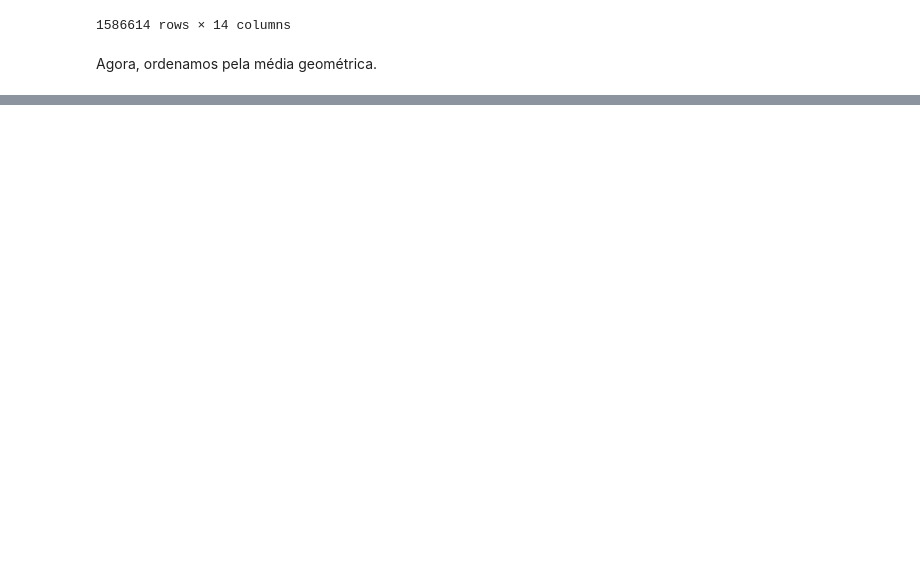
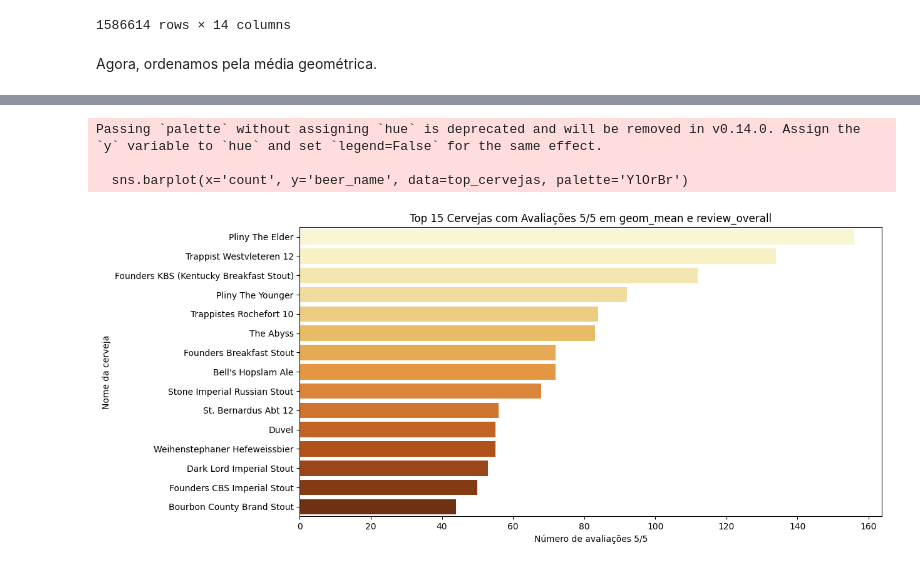
Before and after one commit to fea-dev-usp/analise-da-breja, a Jupyter notebook: Notas de Breja por Cervejaria.ipynb, the cells around one changed output, grey strips where cells are left out. Drawn from its saved outputs; the diff is of its cells as text; code cells hidden in the pictures; blank space fills up the shorter version.

Commit message:
Tentativa de ranqueamento
Juntando alguns métodos de avaliação para fazer um top 15 melhores cervejas na base

```diff
--- a/Notas de Breja por Cervejaria.ipynb
+++ b/Notas de Breja por Cervejaria.ipynb
@@ -84,0 +90,3 @@ data.sort_values(by='geom_mean', ascending=False)
+# %%
+data['review_time'] = pd.to_datetime(data['review_time'], unit='s')
+display(data)
@@ -84,0 +128,4 @@ data.sort_values(by='geom_mean', ascending=False)
+# %%
+melhores_cervejas = data[(data['review_overall'] == 5) & (data['geom_mean'] == 5)]
+                                            # dando display por ordem de id
+display(melhores_cervejas.sort_values(by='brewery_id'))
@@ -84,0 +148,5 @@ data.sort_values(by='geom_mean', ascending=False)
+# %%
+contagem_cervejas = melhores_cervejas['beer_name'].value_counts().reset_index()
+contagem_cervejas.columns = ['beer_name', 'count']
+contagem_cervejas = contagem_cervejas.sort_values(by='count', ascending=False)
+display(contagem_cervejas)
@@ -84,0 +167,15 @@ data.sort_values(by='geom_mean', ascending=False)
+# %%
+top_cervejas = contagem_cervejas.head(15)
+
+# Criar o gráfico de barras
+plt.figure(figsize=(12, 6))
+sns.barplot(x='count', y='beer_name', data=top_cervejas, palette='YlOrBr')
+plt.xlabel('Número de avaliações 5/5')
+plt.ylabel('Nome da cerveja')
+plt.title('Top 15 Cervejas com Avaliações 5/5 em geom_mean e review_overall')
+plt.show()
+# %% [output]
+Passing `palette` without assigning `hue` is deprecated and will be removed in v0.14.0. Assign the `y` variable to `hue` and set `legend=False` for the same effect.
+
+  sns.barplot(x='count', y='beer_name', data=top_cervejas, palette='YlOrBr')
+[figure, added]
```
Also changed, not shown: parts of 13 cells of this notebook, 1 other file.
